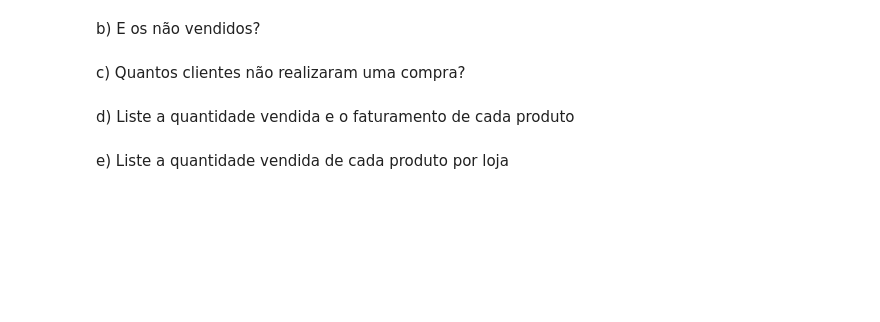
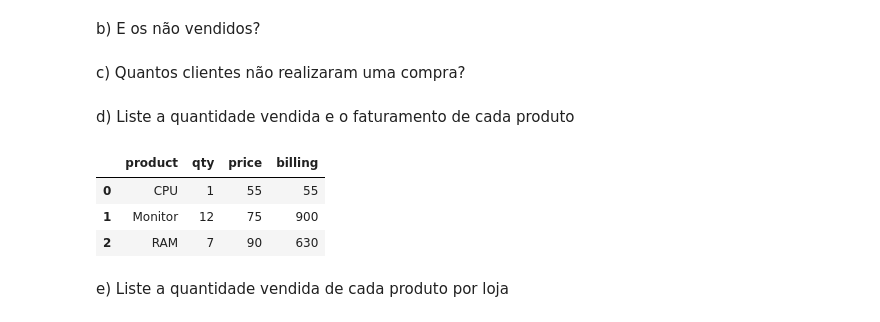
Before and after one commit to patriciacatandi/Lets_Code_Alunos, a Jupyter notebook: 02_Ferramentas_Programação/03_Pandas/Aula_4_-_Groupby_Merge.ipynb, the cells around one changed output. Drawn from its saved outputs; the diff is of its cells as text; code cells hidden in the pictures; blank space fills up the shorter version.

```diff
--- a/02_Ferramentas_Programação/03_Pandas/Aula_4_-_Groupby_Merge.ipynb
+++ b/02_Ferramentas_Programação/03_Pandas/Aula_4_-_Groupby_Merge.ipynb
@@ -447,4 +452,18 @@ qntdClienteNaoComp = customer.c_id.value_counts().sum() - clienteCompraram.c_id.
 qntdClienteNaoComp
 # %% [markdown]
 d) Liste a quantidade vendida e o faturamento de cada produto
+# %%
+#usando merge
+
+qtde_vendida = sales.groupby('product')[["qty"]].sum()
+qtde_vendida.reset_index(inplace=True)
+
+fat = qtde_vendida.merge(products, how = "inner", on=["product"])[["product", "qty", "price"]]
+fat["billing"] = (fat["qty"]*fat["price"])
+fat
+# %% [output]
+|  | product | qty | price | billing |
+| 0 | CPU | 1 | 55 | 55 |
+| 1 | Monitor | 12 | 75 | 900 |
+| 2 | RAM | 7 | 90 | 630 |
 # %%
```
Also changed, not shown: parts of 5 cells of this notebook.
